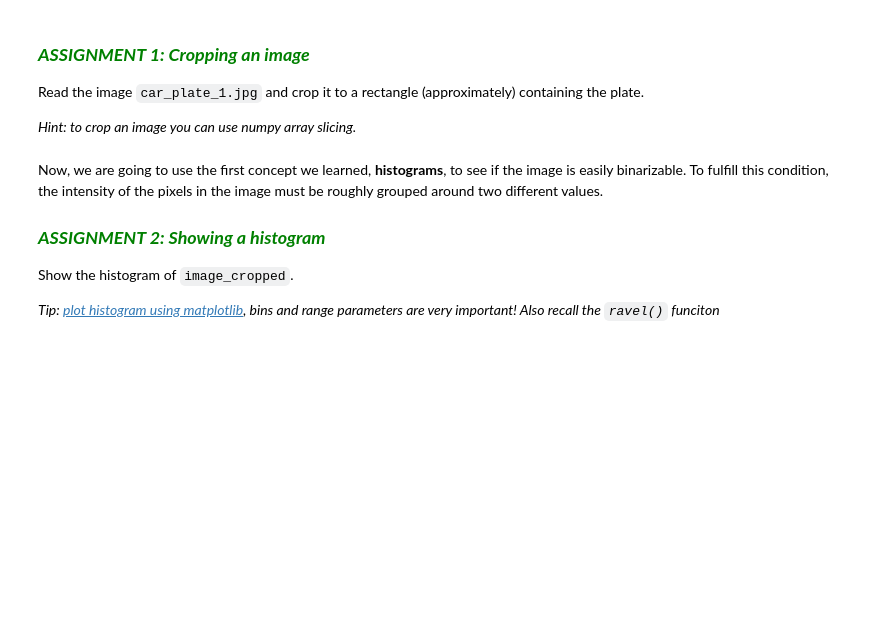
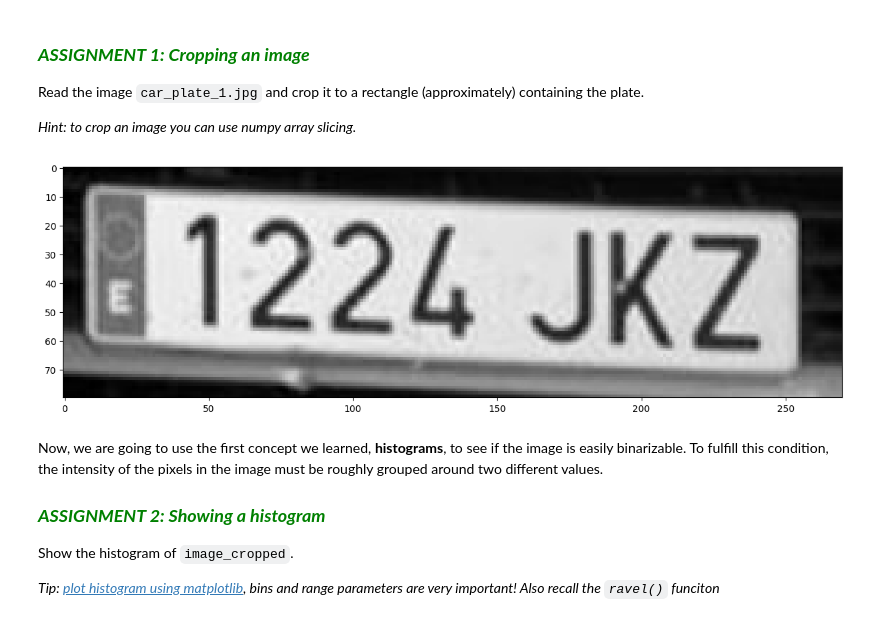
Before and after one commit to uo282210/uma_cv_2023, a Jupyter notebook: Chapter 02. Image processing/2.1 IP tools.ipynb, the cells around one changed output. Saved outputs shown, nothing was run; the diff lists cells and outputs as text; code cells hidden in the pictures; blank space fills up the shorter version.

```diff
--- a/Chapter 02. Image processing/2.1 IP tools.ipynb
+++ b/Chapter 02. Image processing/2.1 IP tools.ipynb
@@ -99,12 +101,15 @@ Read the image `car_plate_1.jpg` and crop it to a rectangle (approximately) cont
 # %%
 # ** ASSIGNMENT 1 **
 # Load the image, crop it around the car plate and show it
 # Write your code here!
 
-image = None # Load the image
-image_cropped = None # crop it
-plt.imshow(None, None) # show it!
+image = cv2.imread(images_path + 'car_plate_1.jpg',cv2.IMREAD_GRAYSCALE) # Load the image
+#para saber que columnas y filas quiero, primero mostrar plt.imshow(image, cmap='gray'). De ahi mirar las dimensiones
+image_cropped = image[310:390, 200:470] #filas de la 310 a la 390 y columnas de la 200 a la 470
+plt.imshow(image_cropped, cmap='gray')
 plt.show()
+# %% [output]
+[figure, added]
 # %% [markdown]
 Now, we are going to use the first concept we learned, **histograms**, to see if the image is easily binarizable. To fulfill this condition, the intensity of the pixels in the image must be roughly grouped around two different values.
 
```
Also changed, not shown: parts of 7 cells of this notebook.
